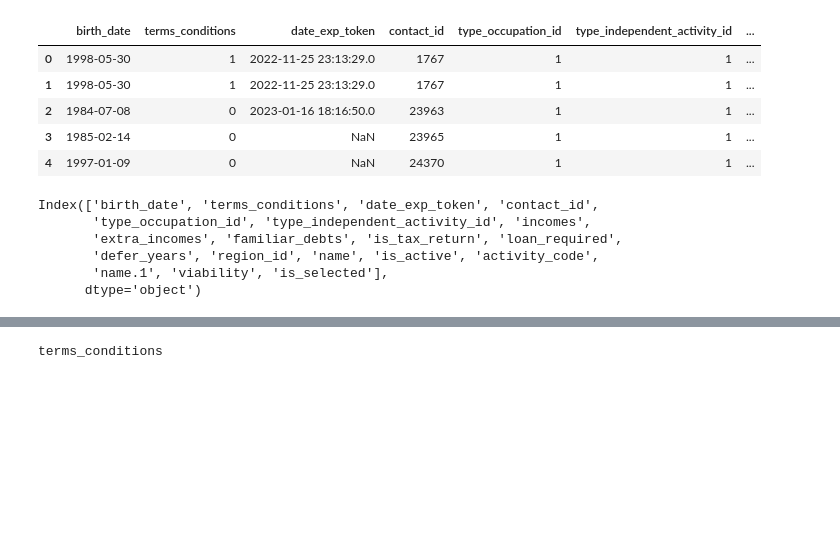
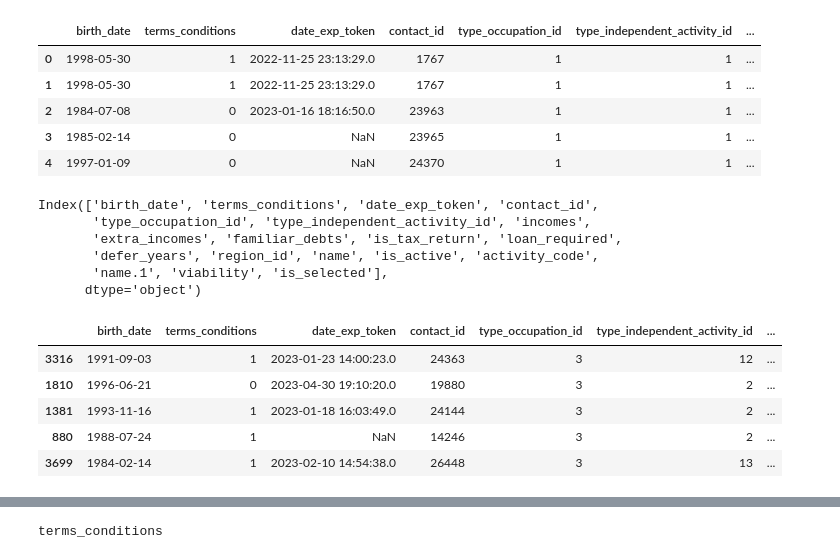
Before and after one commit to alejomaar/habi, a Jupyter notebook: prediction.ipynb, the cells around one changed output, grey strips where cells are left out. Cells and saved outputs as stored; diff of their text form; code cells hidden in the pictures; blank space fills up the shorter version.

```diff
--- a/prediction.ipynb
+++ b/prediction.ipynb
@@ -128,3 +150,23 @@ Index(['birth_date', 'terms_conditions', 'date_exp_token', 'contact_id',
        'defer_years', 'region_id', 'name', 'is_active', 'activity_code',
        'name.1', 'viability', 'is_selected'],
       dtype='object')
+# %%
+habi_df = habi_df.sample(frac=1)
+
+# amount of fraud classes 492 rows.
+viability_df = habi_df.loc[habi_df['viability'] == 1][:1246]
+non_viability_df = habi_df.loc[habi_df['viability'] == 0]
+
+normal_distributed_df = pd.concat([viability_df, non_viability_df])
+
+# Shuffle dataframe rows
+new_df = normal_distributed_df.sample(frac=1, random_state=42)
+
+new_df.head()
+# %% [output]
+|  | birth_date | terms_conditions | date_exp_token | contact_id | type_occupation_id | type_independent_activity_id | ... |
+| 3316 | 1991-09-03 | 1 | 2023-01-23 14:00:23.0 | 24363 | 3 | 12 | ... |
+| 1810 | 1996-06-21 | 0 | 2023-04-30 19:10:20.0 | 19880 | 3 | 2 | ... |
+| 1381 | 1993-11-16 | 1 | 2023-01-18 16:03:49.0 | 24144 | 3 | 2 | ... |
+| 880 | 1988-07-24 | 1 | NaN | 14246 | 3 | 2 | ... |
+| 3699 | 1984-02-14 | 1 | 2023-02-10 14:54:38.0 | 26448 | 3 | 13 | ... |
```
Also changed, not shown: parts of 16 cells of this notebook, 2 other files.
